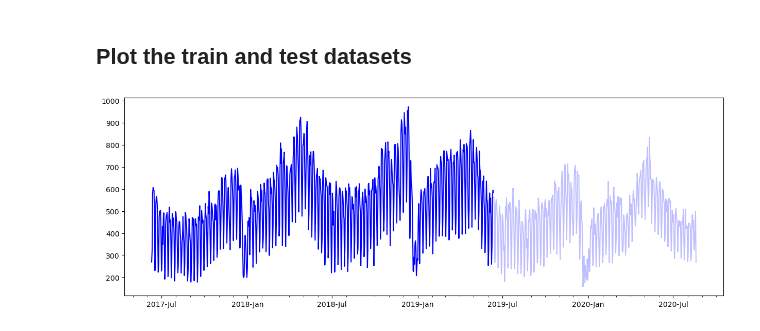
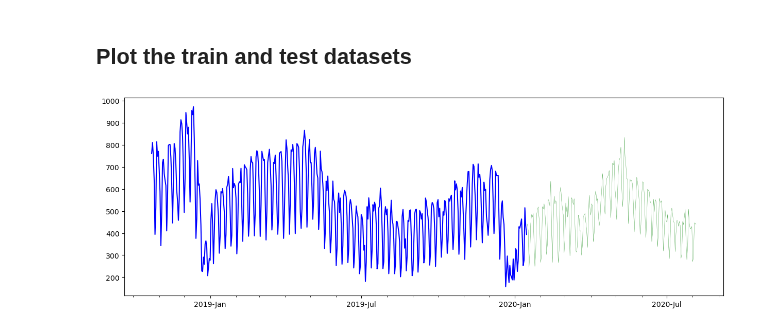
Before and after one commit to poolGolez/project-roosevelt, a Jupyter notebook: forecast-your-site-visits.ipynb, the cells around one changed output. Saved outputs shown, nothing was run; the diff lists cells and outputs as text; code cells hidden in the pictures.

```diff
--- a/forecast-your-site-visits.ipynb
+++ b/forecast-your-site-visits.ipynb
@@ -100,10 +100,10 @@ len(target_column)
 # %% [output]
 2167
 # %%
-TEST_DATA_PERCENTAGE = 0.2
+TEST_DATA_PERCENTAGE = 0.1
 
 TEST_DATA_BOUNDARY_INDEX = int((1 - TEST_DATA_PERCENTAGE) * len(target_column))
-print(f"Train data:\tReturning Visits [:{TEST_DATA_BOUNDARY_INDEX}]")
+print(f"Train data:\tReturning Visits [:{TEST_DATA_BOUNDARY_INDEX}] ({TEST_DATA_BOUNDARY_INDEX + 1})")
 print(f"Test data:\tReturning Visits [{TEST_DATA_BOUNDARY_INDEX}:] ({len(target_column) - TEST_DATA_BOUNDARY_INDEX})")
 print(f"\nLast target on train data: {target_column[TEST_DATA_BOUNDARY_INDEX]}")
 # %% [output]
@@ -161,25 +167,29 @@ target_column[1700:1751].values, list(test_dataset)[0][0][0].numpy(), list(test_
 # %%
 import numpy as np
 import matplotlib.dates as mdates
 
-def plot_time_series(test_dataset, start_index=1000):
+def plot_time_series(predictions = None, start_index=1500):
     timesteps = pd.to_datetime(target_column.index)
 
     fig,ax = plt.subplots(1,figsize=(15,5))
     ax.xaxis.set_major_locator(mdates.MonthLocator(bymonth=(1, 7)))
     ax.xaxis.set_minor_locator(mdates.MonthLocator())
     ax.xaxis.set_major_formatter(mdates.DateFormatter('%Y-%b'))
 
 
     # Plot train dataset
     plt.plot(timesteps[start_index:TEST_DATA_BOUNDARY_INDEX], target_column[start_index:TEST_DATA_BOUNDARY_INDEX],
             color='blue')
+    # Plot test dataset
+    plt.plot(timesteps[TEST_DATA_BOUNDARY_INDEX:-WINDOW_SIZE], target_column[TEST_DATA_BOUNDARY_INDEX:-WINDOW_SIZE],
+             color='green', linewidth=0.3, alpha=0.8)
 
-    # Plot test dataset
-    plt.plot(timesteps[TEST_DATA_BOUNDARY_INDEX:], target_column[TEST_DATA_BOUNDARY_INDEX:],
-             color='blue', alpha=0.25)
+    if predictions is not None:
+        pred_timesteps = timesteps[TEST_DATA_BOUNDARY_INDEX:-WINDOW_SIZE + 1]
+        plt.plot(pred_timesteps, predictions, linewidth=0.4, color='red')
+        plt.scatter(pred_timesteps, predictions, s=0.4, color='red')
 
 
-plot_time_series(test_dataset)
+plot_time_series()
 # %% [output]
-[figure, old version]
+[figure, new version]
```
Also changed, not shown: parts of 16 cells of this notebook.
